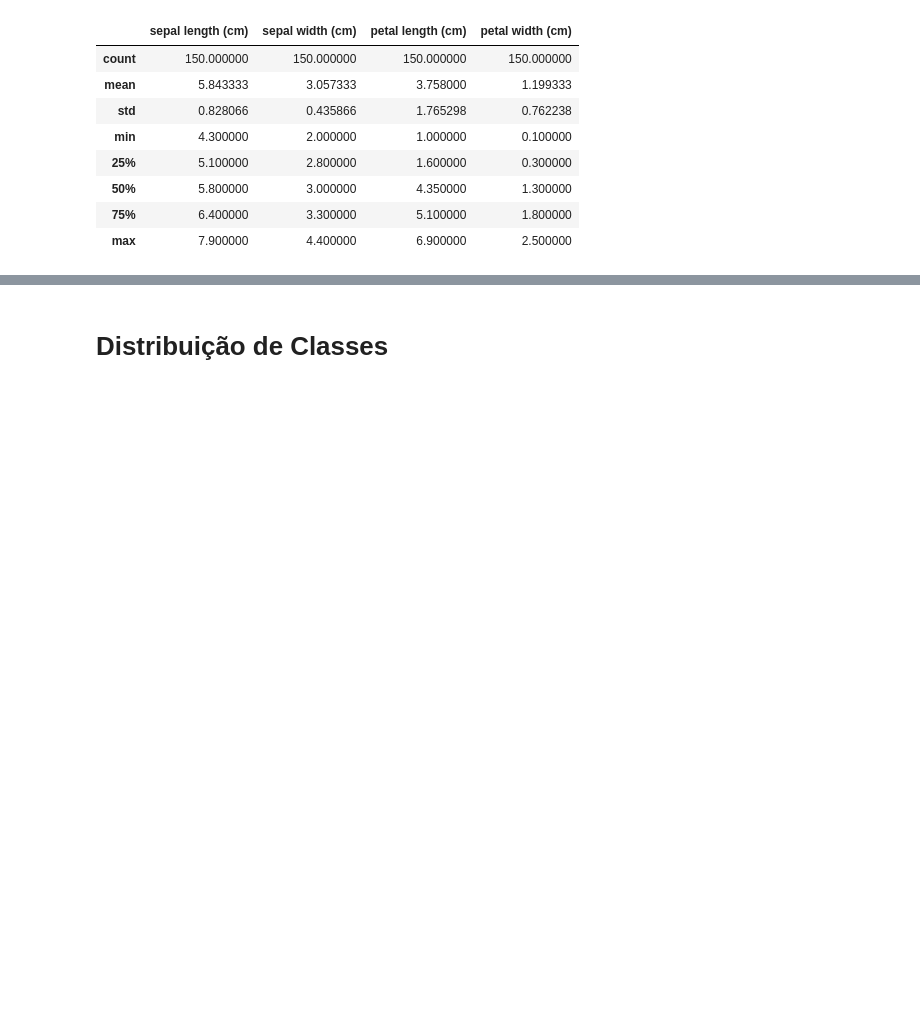
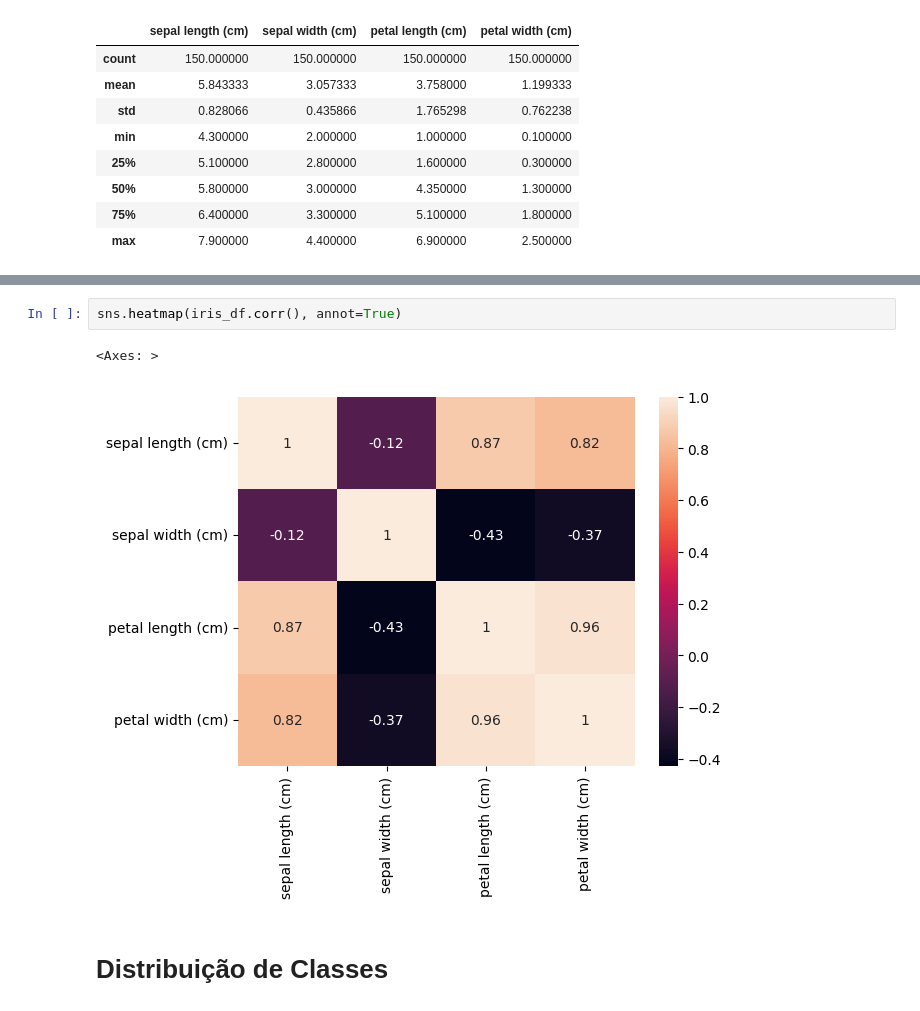
Before and after one commit to jorgearaujo81/projeto-machine-learning, a Jupyter notebook: projeto_machine_learning.ipynb, the cells around one changed output, grey strips where cells are left out. Drawn from its saved outputs; the diff is of its cells as text; blank space fills up the shorter version.

```diff
--- a/projeto_machine_learning.ipynb
+++ b/projeto_machine_learning.ipynb
@@ -80,3 +95,8 @@ iris_df.describe()
+# %%
+sns.heatmap(iris_df.corr(), annot=True)
+# %% [output]
+<Axes: >
+[figure, added]
 # %% [markdown]
 # Distribuição de Classes
 # %%
```
Also changed, not shown: parts of 8 cells of this notebook, 1 other file.
